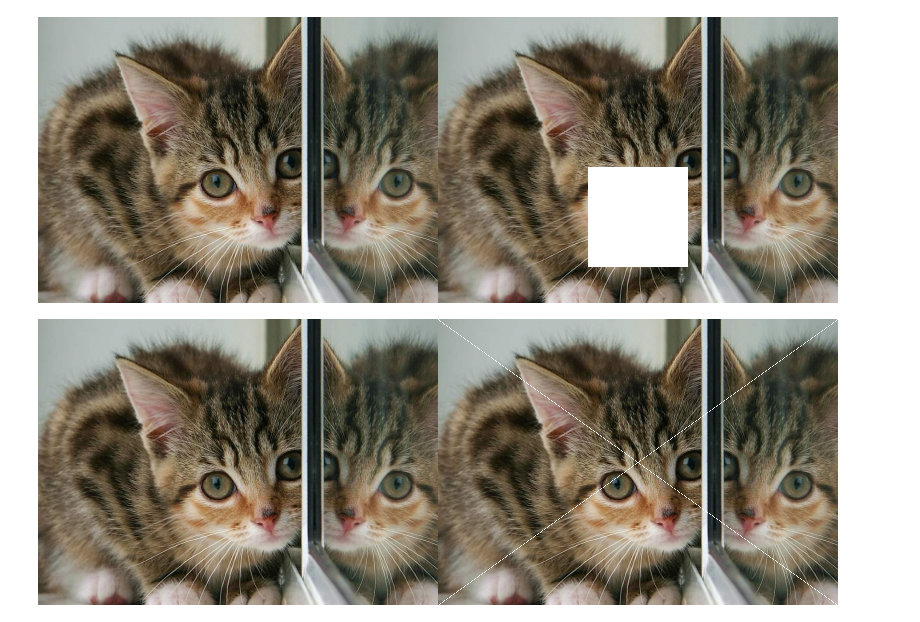
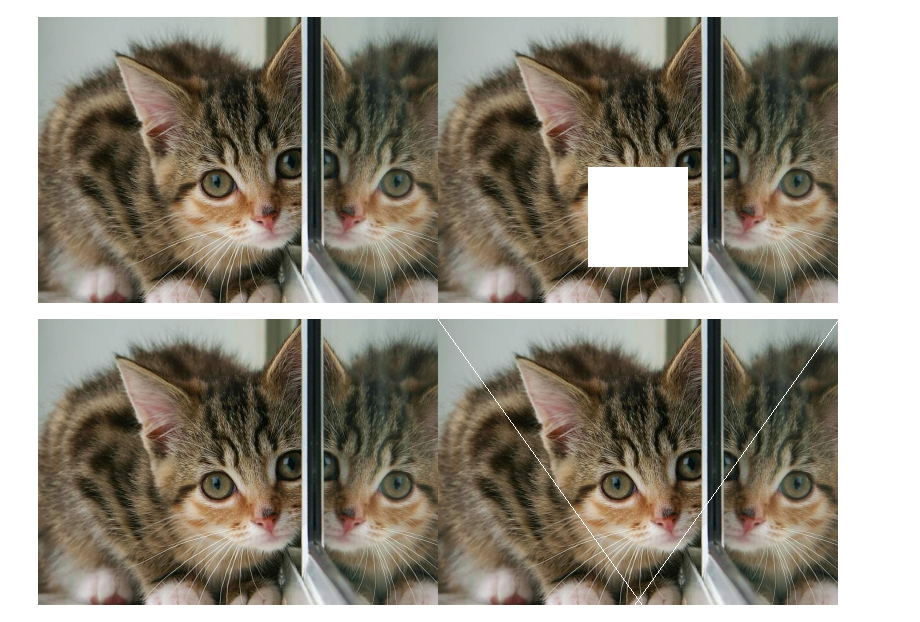
Before and after one commit to rijalammar1/PVCK_RijalAmmar, a Jupyter notebook: Jobsheet1.ipynb, the cells around one changed output. Cells and saved outputs as stored; diff of their text form; code cells hidden in the pictures.

```diff
--- a/Jobsheet1.ipynb
+++ b/Jobsheet1.ipynb
@@ -135,13 +135,20 @@ cv2_imshow(final_frame)
 # %%
 image_2 = cv.cvtColor(image, cv.COLOR_BGR2RGB)
 image_3 = cv.cvtColor (image, cv.COLOR_BGR2RGB)
 
+# for y in range (tinggi):
+#   image_3[y,int(y*(lebar/tinggi))] = [255,255,255]
+#   image_3[y,lebar-1-int(y*(lebar/tinggi))] = [255,255,255]
 
-for x in range (tinggi):
-  image_3[x, (int(x*(lebar/tinggi)))] = [255,255,255]
-  image_3[x,(int((lebar-1)-int(x*lebar/tinggi)))] = [255,255,255]
+# for x in range (tinggi):
+#   image_3[x, (int(x*(lebar/tinggi)))] = [255,255,255]
+#   image_3[x,(int((lebar-1)-int(x*lebar/tinggi)))] = [255,255,255]
+
+for y in range (tinggi):
+  image_3[y, (int(y*(tinggi/lebar)))] = [255,255,255]
+  image_3[y, (-int(y*(tinggi/lebar)))] = [255,255,255]
 
 final_frame_m = cv.hconcat((image_2, image_3))
 cv2_imshow(final_frame_m)
 # %% [output]
-[figure, old version]
+[figure, new version]
```
